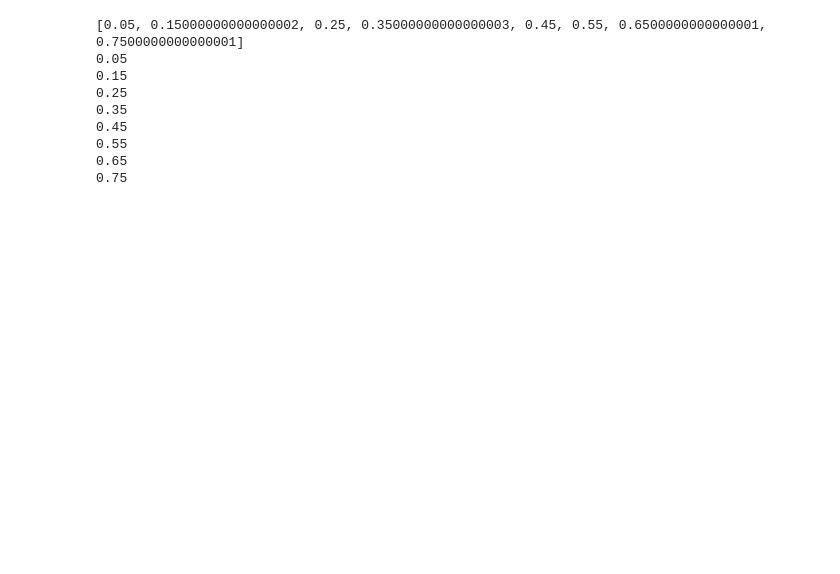
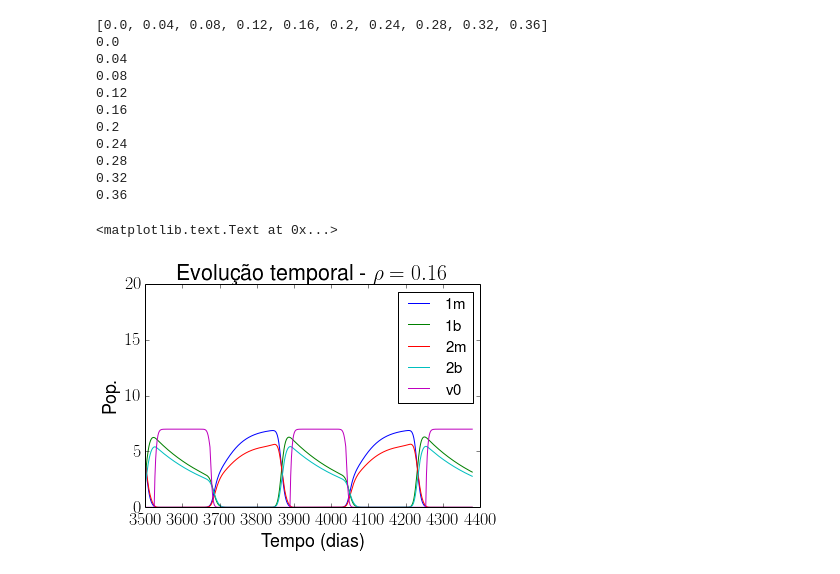
Before and after one commit to reand705/borboletas, a Jupyter notebook: borboletas3.ipynb, the cells around one changed output. Cells and saved outputs as stored; diff of their text form; code cells hidden in the pictures; blank space fills up the shorter version.

```diff
--- a/borboletas3.ipynb
+++ b/borboletas3.ipynb
@@ -184,12 +185,7 @@ def ddt(y, t, rho):
     return np.r_[du_1mdt,du_1bdt,du_2mdt,du_2bdt,dv0dt]
 # %%
 #Simule aqui
-rhos = [0.0]
-rhos = []
-aux = [0.05 + i*0.1 for i in range(0,8)]
-for elemento in aux: #preguiçoso
-    rhos.append(elemento)
-
+rhos = [0.0 + i*0.04 for i in range(0,10)]
 plt.interactive(True)
 print(rhos)
 t = np.linspace(0, T, N)
@@ -218,17 +214,55 @@ for rho in rhos:
 
     sol = np.array(sol)
 
-    np.save('solution_rho(newsigma)pop2=%.3f' %(rho), sol)
+    np.save('solution_rho=%.3f_pop1' %(rho), sol)
 # %% [output]
-[0.05, 0.15000000000000002, 0.25, 0.35000000000000003, 0.45, 0.55, 0.6500000000000001, 0.7500000000000001]
-0.05
-0.15
-0.25
-0.35
-0.45
-0.55
-0.65
-0.75
+[0.0, 0.04, 0.08, 0.12, 0.16, 0.2, 0.24, 0.28, 0.32, 0.36]
+0.0
+0.04
+0.08
+0.12
+0.16
+0.2
+0.24
+0.28
+0.32
+0.36
+# %%
+#evolução temporal de uma solução
+rho = 0.16
+sol = np.load('solution_rho=%.3f.npy' %(rho))
+#Monte as populacoes finais
+u1m = sol[:,0:Nphi+1]
+u1b = sol[:,Nphi+1:2*Nphi+2]
+u2m = sol[:,2*Nphi+2:3*Nphi+3]
+u2b = sol[:,3*Nphi+3:4*Nphi+4]
+v0 = sol[:,-1]
+
+#Calcule as medias
+mean_u1m = np.zeros(lenT)
+mean_u1b = np.zeros(lenT)
+mean_u2m = np.zeros(lenT)
+mean_u2b = np.zeros(lenT)
+for i in range(0,lenT):
+    #populacao media
+    mean_u1m[i] = np.mean(sol[i,0:(Nphi+1)])
+    mean_u1b[i] = np.mean(sol[i,Nphi+1:2*Nphi+2])
+    mean_u2m[i] = np.mean(sol[i,2*Nphi+2:3*Nphi+3])
+    mean_u2b[i] = np.mean(sol[i,3*Nphi+3:4*Nphi+4])
+
+plt.plot(mean_u1m,label = "1m")
+plt.plot(mean_u1b, label = "1b")
+plt.plot(mean_u2m, label = "2m")
+plt.plot(mean_u2b, label = "2b")
+plt.plot(v0, label = "v0")
+plt.legend(loc = 'best', prop={'size':15})
+plt.axis([3500,4400,0,20])
+plt.xlabel("Tempo (dias)")
+plt.ylabel("Pop.")
+plt.title(r"Evolu\c{c}\~ao temporal - $\rho = 0.16$")
+# %% [output]
+<matplotlib.text.Text at 0x...>
+[figure, added]
 # %%
 #Calcule as medias e as populações finais para todos os rhos
 means1 = []
```
Also changed, not shown: parts of 8 cells of this notebook, 1 other file.
